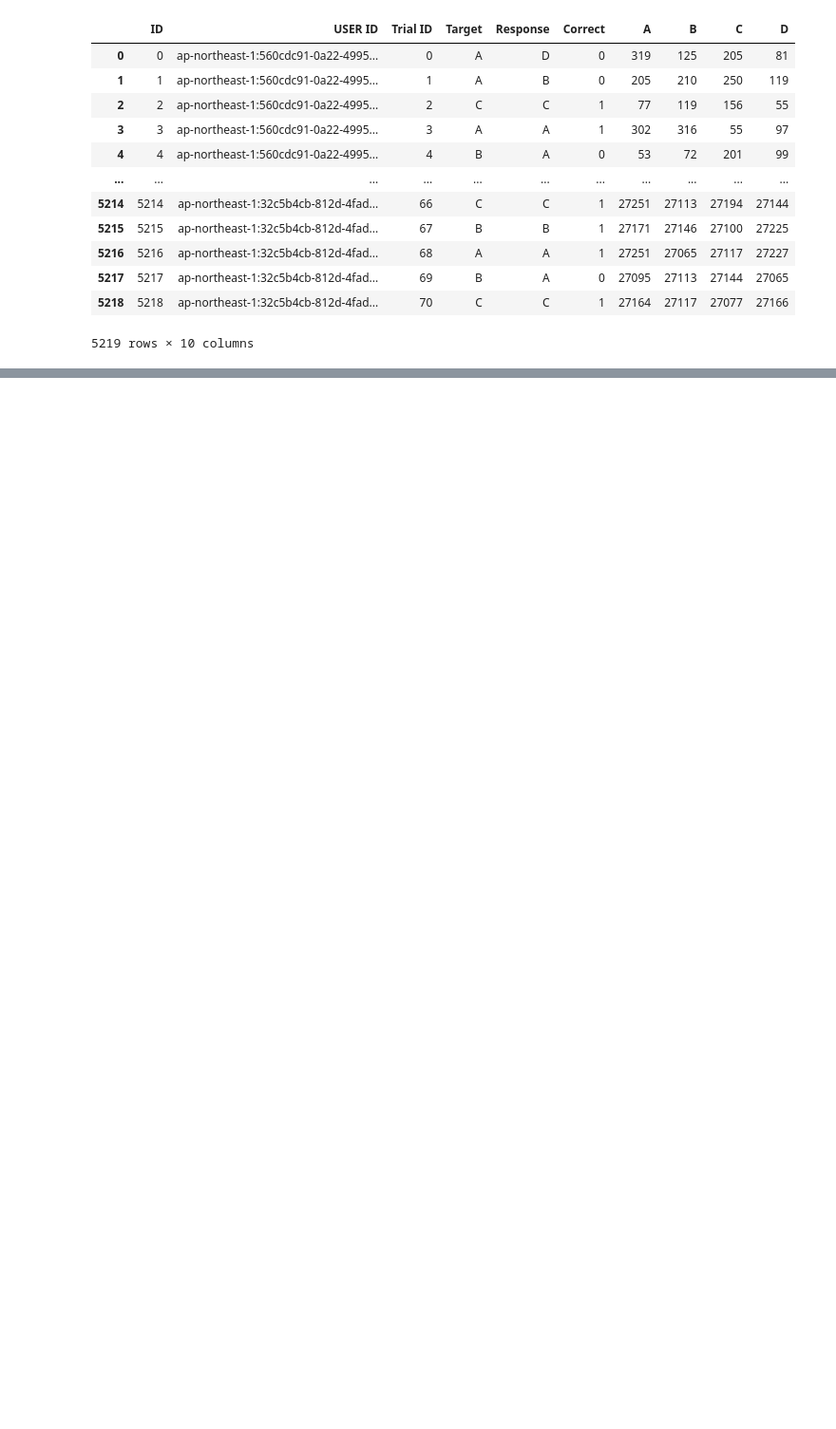
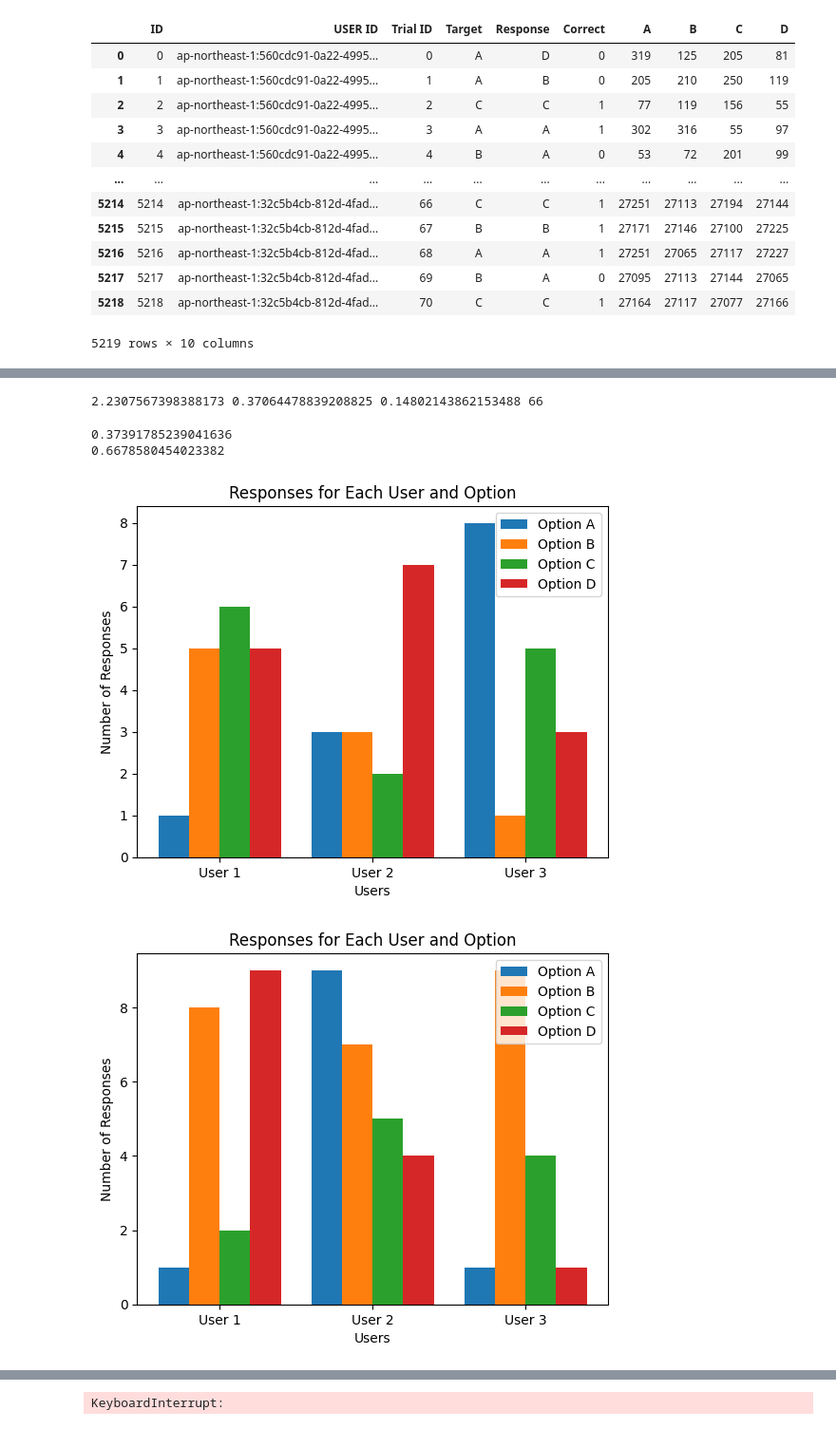
Before and after one commit to Gyp1127/episodic-GPT-research, a Jupyter notebook: analysis_event.ipynb, the cells around one changed output, grey strips where cells are left out. Shown at 95% size. Cells and saved outputs as stored; diff of their text form; code cells hidden in the pictures; blank space fills up the shorter version.

```diff
--- a/analysis_event.ipynb
+++ b/analysis_event.ipynb
@@ -121,0 +239,3 @@ plt.show()
+# %%
+experiments = pd.read_csv(userdata.get('EXPERIMENTS_FILE'))
+events = pd.read_csv(userdata.get('EVENTS_FILE'))
@@ -121,0 +455,60 @@ plt.show()
+# %%
+mean_0 = 0.33
+# print(CORRECT, TRIALS)
+samples = prob_sample
+
+t_score = (np.mean(samples) - mean_0) / (np.std(samples)/np.sqrt(len(samples)))
+print(t_score, np.mean(samples), np.std(samples), len(samples))
+# %% [output]
+2.2307567398388173 0.37064478839208825 0.14802143862153488 66
+# %%
+print(np.mean(acc_sample))
+print(np.mean(h_acc_sample))
+# %% [output]
+0.37391785239041636
+0.6678580454023382
+# %%
+uuids = experiments['USER ID'].unique()
+for user in range(NUM_COUNT):
+
+  # Get participants response
+  uuid = uuids[user]
+  experiments_curr = experiments[['ID', 'Target', 'Response', 'Correct']][experiments['USER ID']==uuid]
+  target = experiments_curr['Target']
+  response = experiments_curr['Response']
+
+  # Get model's response
+  m = pd.read_csv(f'/content/drive/MyDrive/episodic-GPT-research/output/responseFULLparticipant{user+1}.csv') ###
+  model_response = m['Response']
+  model_response_alpha = list() #np.array([])
+  for res in model_response:
+    model_response_alpha.append(res[0])
+    # np.append(model_response_alpha, res[0])
+
+  # Sample data (replace this with your actual data)
+  users = ['User 1', 'User 2', 'User 3']
+  options = ['A', 'B', 'C', 'D']
+
+  # Random data (replace this with your actual data)
+  data = np.random.randint(1, 10, size=(len(users), len(options)))
+
+  # Plotting the bar chart
+  bar_width = 0.2
+  index = np.arange(len(users))
+
+  fig, ax = plt.subplots()
+
+  for i, option in enumerate(options):
+      ax.bar(index + i * bar_width, data[:, i], bar_width, label=f'Option {option}')
+
+  ax.set_xlabel('Users')
+  ax.set_ylabel('Number of Responses')
+  ax.set_title('Responses for Each User and Option')
+  ax.set_xticks(index + bar_width * (len(options) - 1) / 2)
+  ax.set_xticklabels(users)
+  ax.legend()
+
+  plt.show()
+# %% [output]
+[figure, added]
+[figure, added]
@@ -121,0 +518 @@ plt.show()
+KeyboardInterrupt:
```
Also changed, not shown: parts of 36 cells of this notebook.
